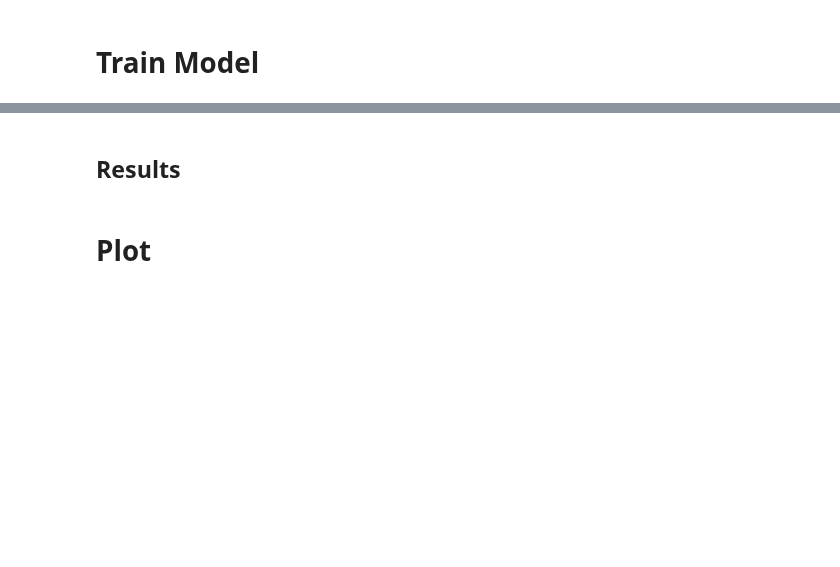
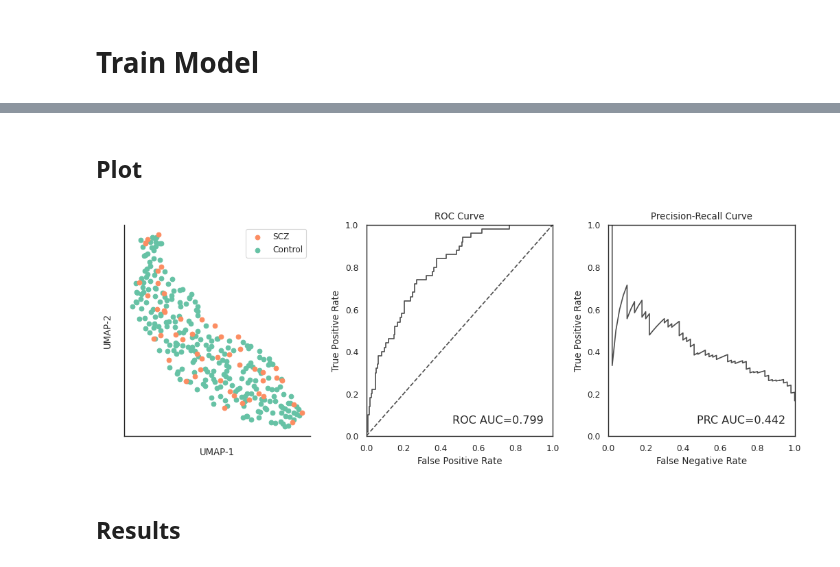
Before and after one commit to Oafish1/iBrainMap-Analysis, a Jupyter notebook: scripts/embedding_analysis.ipynb, the cells around one changed output, grey strips where cells are left out. Cells and saved outputs as stored; diff of their text form; code cells hidden in the pictures; blank space fills up the shorter version.

Commit message:
HBCC Graph Embedding Analyses

```diff
--- a/scripts/embedding_analysis.ipynb
+++ b/scripts/embedding_analysis.ipynb
@@ -23,7 +24,7 @@ matplotlib.rcParams['ps.fonttype'] = 42
 # %% [markdown]
 # Parameters
 # %%
-col = 'Epilepsy'
+col = 'SCZ'
 batch_size = 32
 seed = 42
 
@@ -167,3 +171,79 @@ Epoch: 1000 - Loss: 0.372 - Val Loss: 0.864
+# %% [markdown]
+## Plot
+# %%
+# Create figure
+fig, axs = plt.subplots(1, 3, figsize=(12+.6, 4))
+fig.subplots_adjust(wspace=.3)
+
+# UMAP
+ax = axs[0]
+umap = UMAP(
+    n_components=2,
+    n_neighbors=60,  # 15
+    min_dist=.5,  # .1
+    metric='euclidean',
+    random_state=42,
+).fit_transform(embeddings)
+# Get colors
+color_index = np.array([str(v) for v in pd.unique(meta[col])])
+color = []
+for sid in labels:
+    val = str(meta.loc[meta['SubID']==sid][col].item())
+    color.append(val)
+color = np.array(color)
+# Plot
+for c in np.unique(color):
+    if float(c) == 1: label = col
+    elif float(c) == 0: label = 'Control'
+    else: label = 'NA'
+    ax.scatter(*umap[color==c].T, label=label)
+ax.spines['right'].set_visible(False)
+ax.spines['top'].set_visible(False)
+ax.set_xticklabels([])
+ax.set_yticklabels([])
+ax.set_xlabel('UMAP-1')
+ax.set_ylabel('UMAP-2')
+# Legend
+legend_handles, legend_labels = ax.get_legend_handles_labels()
+ax.legend(legend_handles[::-1], legend_labels[::-1])
+
+# Compute logits
+logits = model(embeds).detach()
+preds = logits.argmax(dim=-1)
+y_true = classes
+y_pred = F.softmax(logits, dim=-1)[:, 1]
+
+# Compute metrics
+fpr, tpr, roc_thresholds = metrics.roc_curve(y_true, y_pred)
+roc_auc = metrics.roc_auc_score(y_true, y_pred)
+precision, recall, prc_thresholds = metrics.precision_recall_curve(y_true, y_pred)
+prc_auc = metrics.average_precision_score(y_true, y_pred)
+
+# ROC Curve
+ax = axs[1]
+ax.plot(fpr, tpr, color='.3')
+ax.plot([0, 1], [0, 1], color='.3', linestyle='--')
+ax.text(.95, .05, f'ROC AUC={roc_auc:.3f}', ha='right', va='bottom', fontsize='large')
+ax.set_xlim([0, 1])
+ax.set_ylim([0, 1])
+ax.set_xlabel('False Positive Rate')
+ax.set_ylabel('True Positive Rate')
+ax.set_title('ROC Curve')
+
+# PRC
+ax = axs[2]
+ax.plot(recall, precision, color='.3')
+ax.text(.95, .05, f'PRC AUC={prc_auc:.3f}', ha='right', va='bottom', fontsize='large')
+ax.set_xlim([0, 1])
+ax.set_ylim([0, 1])
+ax.set_xlabel('False Negative Rate')
+ax.set_ylabel('True Positive Rate')
+ax.set_title('Precision-Recall Curve')
+
+# Save
+fig.savefig(f'../plots/HBCC_performance_{col}.pdf', format='pdf', transparent=True, bbox_inches='tight')
+# %% [output]
+[figure, added]
 # %% [markdown]
 ## Results
 # %%
@@ -436,5 +516,3 @@ Epoch: 1000 - Loss: 0.372 - Val Loss: 0.864
 # BACC (train=0.625, val=0.500)
 # AUROC (train=0.895, val=0.754)
 # AUPRC (train=0.275, val=0.050)
-# %% [markdown]
-# Plot
```
Also changed, not shown: parts of 5 cells of this notebook, 3 other files.
